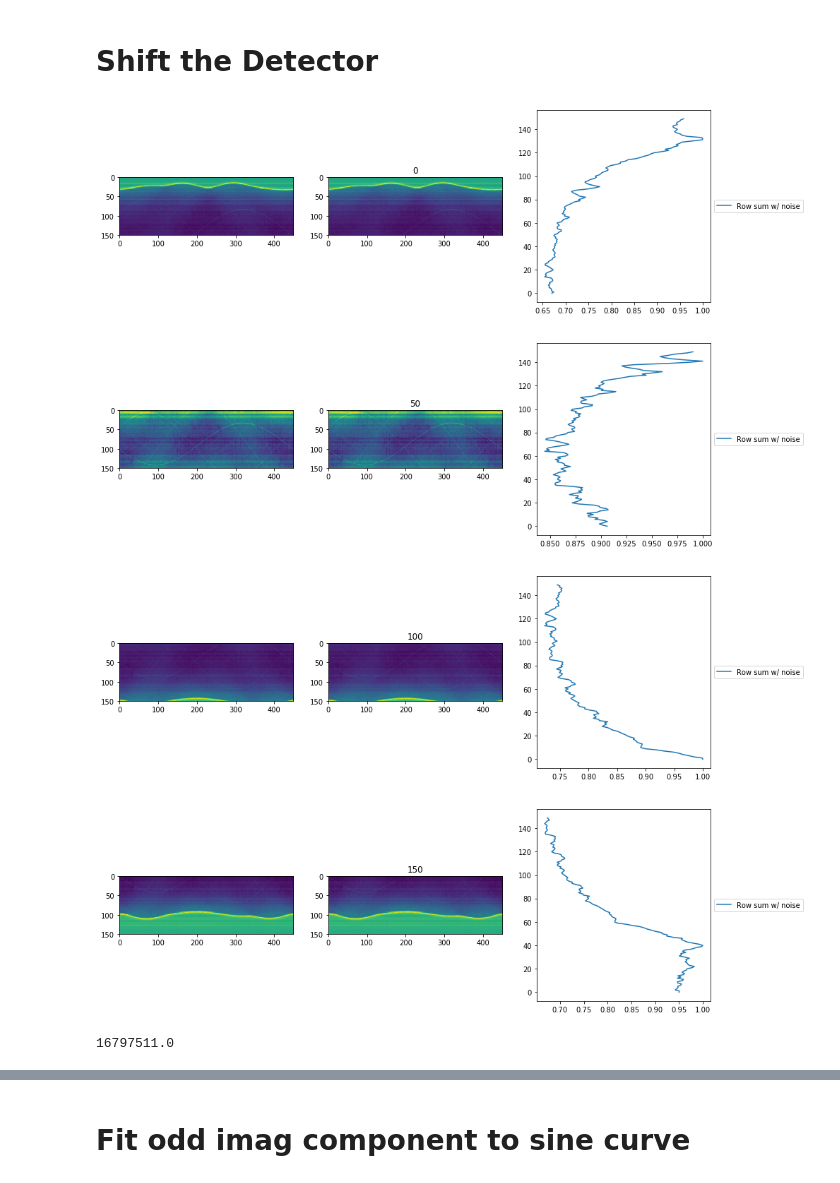
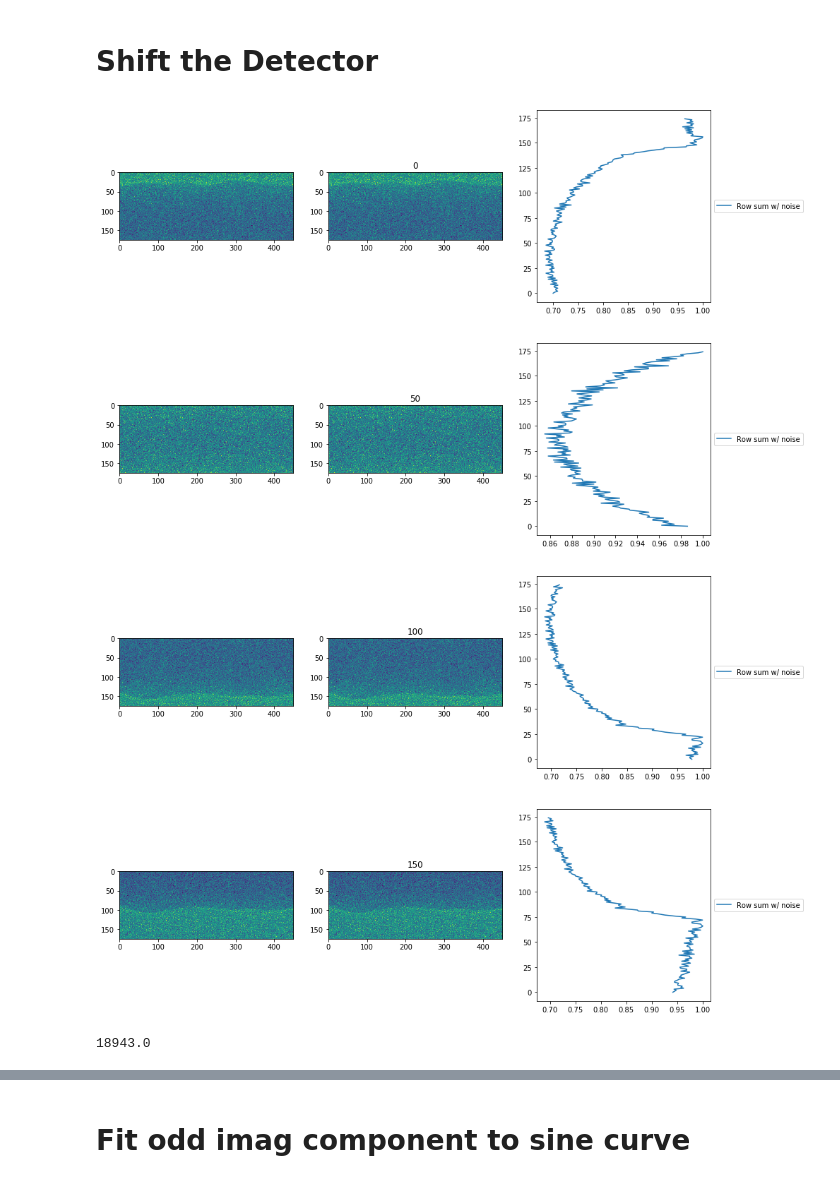
Before and after one commit to everettvacek/rotationCenter, a Jupyter notebook: Scan_crop_pad.ipynb, the cells around one changed output, grey strips where cells are left out. Cells and saved outputs as stored; diff of their text form; code cells hidden in the pictures.

```diff
--- a/Scan_crop_pad.ipynb
+++ b/Scan_crop_pad.ipynb
@@ -41,20 +41,18 @@ measurement/sample/experimenter/name
 measurement/sample/name
 <HDF5 dataset "theta": shape (450,), type "<f8">
 # %%
-exposure = None
+exposure = .1
 #clip = 10000
 #sinogram = np.clip(np.load('sinogram_off_center.npy'),clip, None)
-sinogram = np.transpose(data[:,100,:])
-added_noise = add_noise(sinogram, exposure)
-sinogram_noise = added_noise[0]
+added = np.sum(add_noise(data,exposure)[0],axis = 1)
+sinogram = np.transpose(added)
+#sinogram = np.transpose(data[:,100,:])
+#added_noise = add_noise(sinogram, exposure)
+sinogram_noise = sinogram#added_noise[0]
 sinogram_noise_snr = added_noise[1]
 
 rowsum = np.sum(sinogram, axis=1)
 rowsum_n = np.sum(sinogram_noise, axis=1)
-
-
-entropy = -int(np.mean(rowsum_n*np.log2(rowsum_n)))/1000
-
 
 plt.figure(figsize=(15,5))
 plt.subplot(131)
@@ -66,10 +64,9 @@ plt.subplot(133)
 plt.plot(rowsum[::-1]/np.max(rowsum), np.arange(0,sinogram.shape[0],1), label = 'Row sum w/o noise')
 plt.plot(rowsum_n[::-1]/np.max(rowsum_n), np.arange(0,sinogram.shape[0],1), label = 'Row sum w/ noise')
 plt.legend(loc='center left', bbox_to_anchor=(1, 0.5))
-plt.title('Entropy = ' + str(entropy)[0:10])
 
-plt.show
+plt.show()
 
-print(sinogram.shape)
+print(np.max(sinogram))
 print(sinogram_noise_snr)
 # %% [output]
@@ -87,15 +84,15 @@ DC_all = []
 SYM_all = []
 j = iter(list(range(50)))
 
-
-shifting_range = 200#sinogram.shape[0]-200
+scan_area = 175
+shifting_range = sinogram.shape[0]-scan_area
 for i in range(shifting_range):
     #shift sinogram so rotation center is off of image center and add noise
     #sinogram_shift_noiseless = np.clip(np.zeros((int(sinogram.shape[0]*2-256),sinogram.shape[1])),clip,None)
     #sinogram_shift_noiseless[100:100+sinogram.shape[0],:] = sinogram
 
     #sinogram_shift = add_noise(sinogram_shift_noiseless, exposure, bit_depth = 8)[0][i:i+450,:]
-    sinogram_shift = add_noise(sinogram[i:i+150,:], exposure)[0]
+    sinogram_shift = add_noise(sinogram[i:i+scan_area,:], None)[0]
 
     #Sum sinogram along rows.
     #rowsum = np.sum(sinogram_shift_noiseless, axis=1, dtype=np.float64)
@@ -105,38 +102,38 @@ for i in range(shifting_range):
     #Extract DC and SYM frequencies
     DC, SYM = DC_and_SYM(rowsum_noise)
 
     DC_all.append(DC)
     SYM_all.append(SYM)
     #Extract even and odd parts of DC and SYM.
     DC_even.append(np.real(DC))
     SYM_even.append(np.real(SYM))
     DC_odd.append(np.imag(DC))
     SYM_odd.append(np.imag(SYM))
 
     #Plotting
     if i %50==0:
         a = next(j)
         plt.figure(figsize=(15,5))
         plt.subplot(131)
         plt.imshow(sinogram_shift)
         plt.subplot(132)
         plt.imshow(sinogram_shift)
         plt.title(str(a*50))
         plt.subplot(133)
         #plt.plot((rowsum/np.max(rowsum))[::-1], np.arange(0,sinogram_shift.shape[0],1), label = 'Row sum w/o noise')
         plt.plot((rowsum_noise/np.max(rowsum_noise))[::-1], np.arange(0,sinogram_shift.shape[0],1), label = 'Row sum w/ noise')
         plt.legend(loc='center left', bbox_to_anchor=(1, 0.5))
         #plt.title('Entropy = ' + str(entropy)[0:10])
         plt.show()
 
 plt.show()
 print(np.max(rowsum_noise))
 # %% [output]
-[figure, old version]
+[figure, new version]
-[figure, old version]
+[figure, new version]
-[figure, old version]
+[figure, new version]
-[figure, old version]
+[figure, new version]
-16797511.0
+18943.0
 # %%
 plt.figure(figsize=(10,10))
 plt.subplot(321)
```
Also changed, not shown: parts of 13 cells of this notebook, 1 other file.
